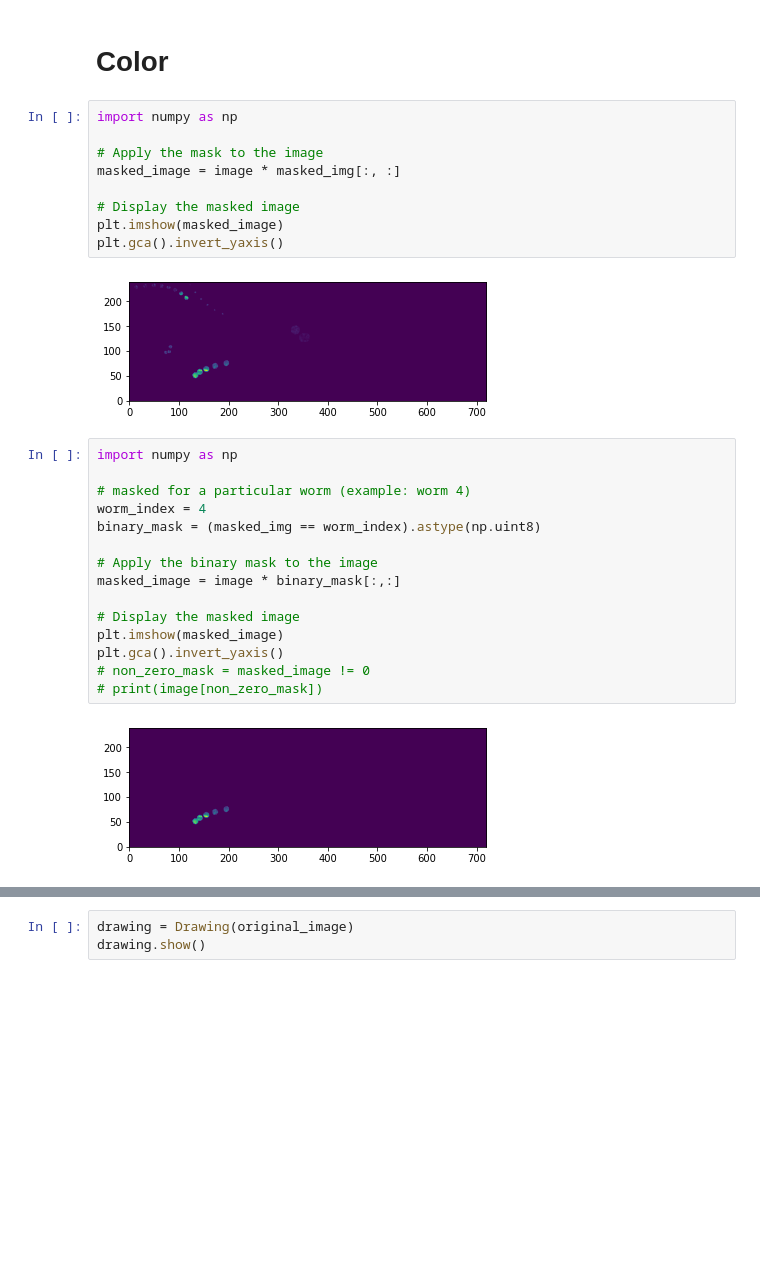
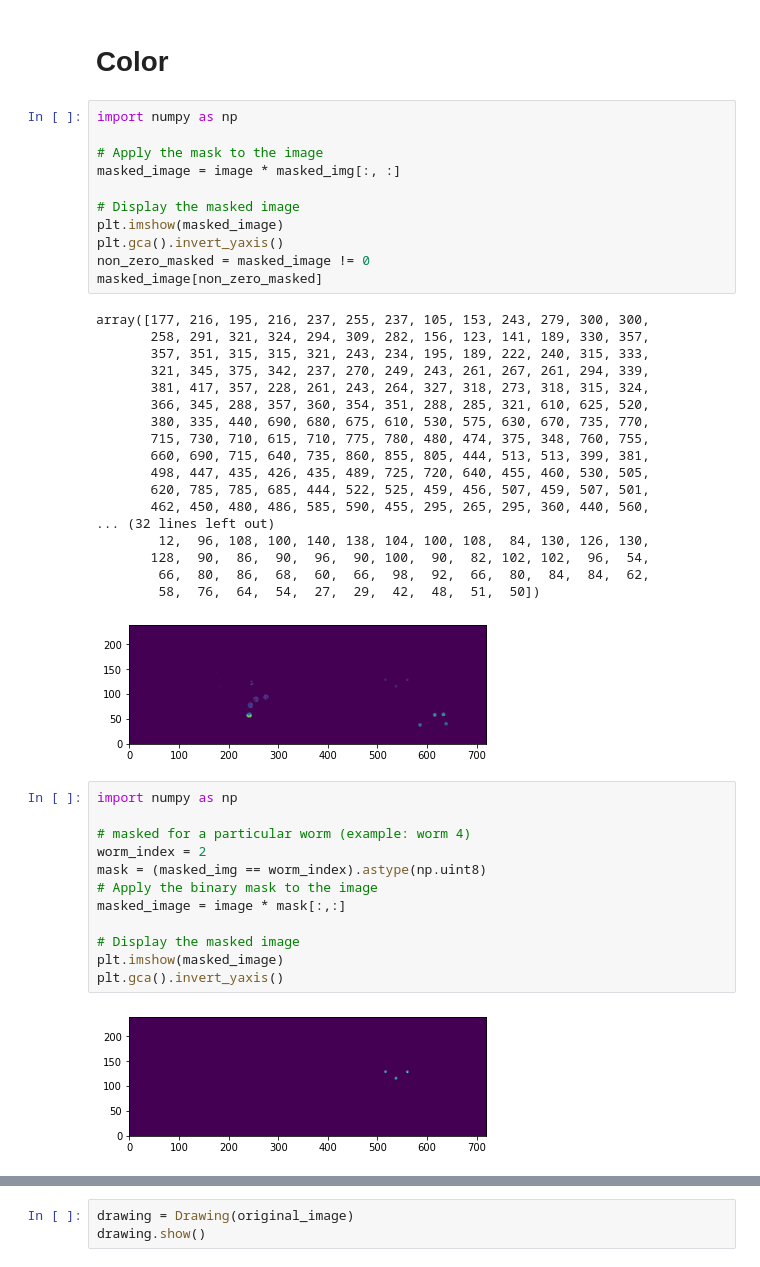
Before and after one commit to Will-H007/Camouflage-Worms, a Jupyter notebook: CamoWorms/CamoWorms.ipynb, the cells around one changed output, grey strips where cells are left out. Saved outputs shown, nothing was run; the diff lists cells and outputs as text; blank space fills up the shorter version.

```diff
--- a/CamoWorms/CamoWorms.ipynb
+++ b/CamoWorms/CamoWorms.ipynb
@@ -471,31 +471,47 @@ replacement rate =  0.4719387755102041
 # %%
 import numpy as np
 
 # Apply the mask to the image
 masked_image = image * masked_img[:, :]
 
 # Display the masked image
 plt.imshow(masked_image)
 plt.gca().invert_yaxis()
+non_zero_masked = masked_image != 0
+masked_image[non_zero_masked]
 # %% [output]
+array([177, 216, 195, 216, 237, 255, 237, 105, 153, 243, 279, 300, 300,
+       258, 291, 321, 324, 294, 309, 282, 156, 123, 141, 189, 330, 357,
+       357, 351, 315, 315, 321, 243, 234, 195, 189, 222, 240, 315, 333,
+       321, 345, 375, 342, 237, 270, 249, 243, 261, 267, 261, 294, 339,
+       381, 417, 357, 228, 261, 243, 264, 327, 318, 273, 318, 315, 324,
+       366, 345, 288, 357, 360, 354, 351, 288, 285, 321, 610, 625, 520,
+       380, 335, 440, 690, 680, 675, 610, 530, 575, 630, 670, 735, 770,
+       715, 730, 710, 615, 710, 775, 780, 480, 474, 375, 348, 760, 755,
+       660, 690, 715, 640, 735, 860, 855, 805, 444, 513, 513, 399, 381,
+       498, 447, 435, 426, 435, 489, 725, 720, 640, 455, 460, 530, 505,
+       620, 785, 785, 685, 444, 522, 525, 459, 456, 507, 459, 507, 501,
+       462, 450, 480, 486, 585, 590, 455, 295, 265, 295, 360, 440, 560,
+... (32 lines left out)
+        12,  96, 108, 100, 140, 138, 104, 100, 108,  84, 130, 126, 130,
+       128,  90,  86,  90,  96,  90, 100,  90,  82, 102, 102,  96,  54,
+        66,  80,  86,  68,  60,  66,  98,  92,  66,  80,  84,  84,  62,
+        58,  76,  64,  54,  27,  29,  42,  48,  51,  50])
-[figure, old version]
+[figure, new version]
 # %%
 import numpy as np
 
 # masked for a particular worm (example: worm 4)
-worm_index = 4
-binary_mask = (masked_img == worm_index).astype(np.uint8)
-
+worm_index = 2
+mask = (masked_img == worm_index).astype(np.uint8)
 # Apply the binary mask to the image
-masked_image = image * binary_mask[:,:]
+masked_image = image * mask[:,:]
 
 # Display the masked image
 plt.imshow(masked_image)
 plt.gca().invert_yaxis()
-# non_zero_mask = masked_image != 0
-# print(image[non_zero_mask])
 # %% [output]
-[figure, old version]
+[figure, new version]
 # %%
 def color_cost(original_image,masked_image, worm_index, clew):
     # masked for a particular worm (example: worm 4)
```
Also changed, not shown: parts of 11 cells of this notebook, 6 other files.
